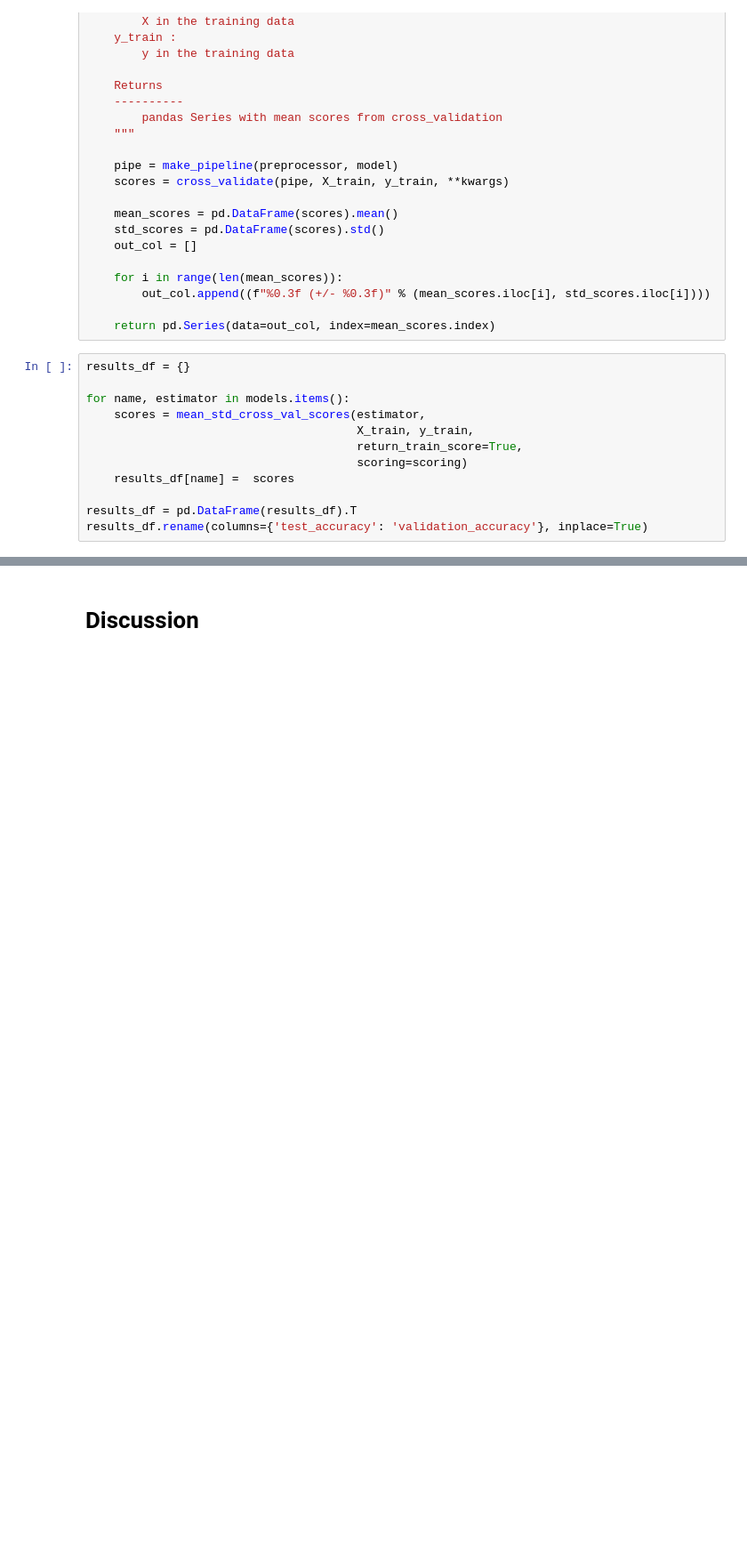
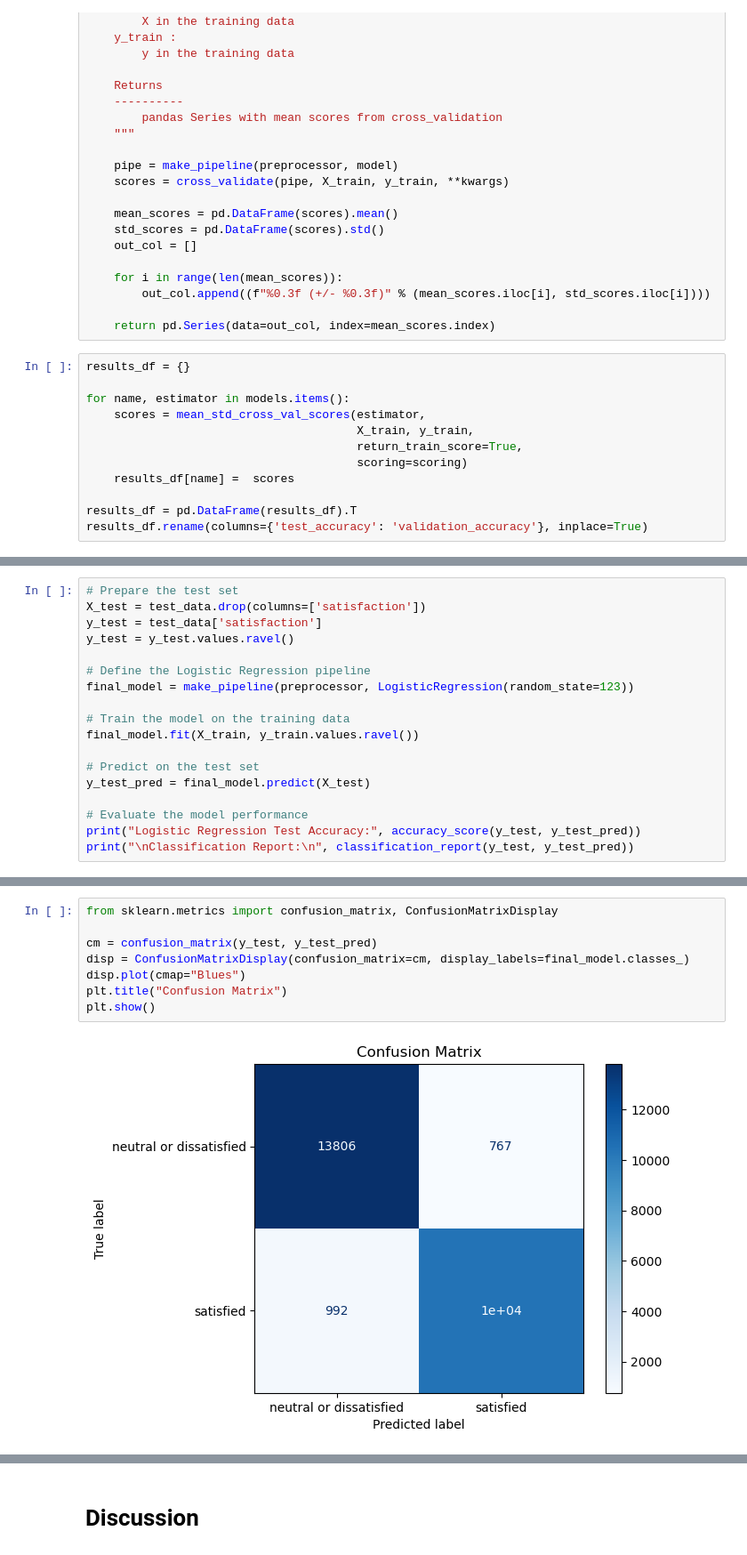
Before and after one commit to UBC-MDS/DSCI_522_group12, a Jupyter notebook: notebooks/airline_passenger_satisfaction_predictor.ipynb, the cells around one changed output, grey strips where cells are left out. Shown at 89% size. Drawn from its saved outputs; the diff is of its cells as text; blank space fills up the shorter version.

Commit message:
Predict on the test set

```diff
--- a/notebooks/airline_passenger_satisfaction_predictor.ipynb
+++ b/notebooks/airline_passenger_satisfaction_predictor.ipynb
@@ -433,0 +436,18 @@ results_df
+# %%
+# Prepare the test set
+X_test = test_data.drop(columns=['satisfaction'])
+y_test = test_data['satisfaction']
+y_test = y_test.values.ravel()
+
+# Define the Logistic Regression pipeline
+final_model = make_pipeline(preprocessor, LogisticRegression(random_state=123))
+
+# Train the model on the training data
+final_model.fit(X_train, y_train.values.ravel())
+
+# Predict on the test set
+y_test_pred = final_model.predict(X_test)
+
+# Evaluate the model performance
+print("Logistic Regression Test Accuracy:", accuracy_score(y_test, y_test_pred))
+print("\nClassification Report:\n", classification_report(y_test, y_test_pred))
@@ -433,0 +466,10 @@ results_df
+# %%
+from sklearn.metrics import confusion_matrix, ConfusionMatrixDisplay
+
+cm = confusion_matrix(y_test, y_test_pred)
+disp = ConfusionMatrixDisplay(confusion_matrix=cm, display_labels=final_model.classes_)
+disp.plot(cmap="Blues")
+plt.title("Confusion Matrix")
+plt.show()
+# %% [output]
+[figure, added]
```
Also changed, not shown: parts of 5 cells of this notebook.
